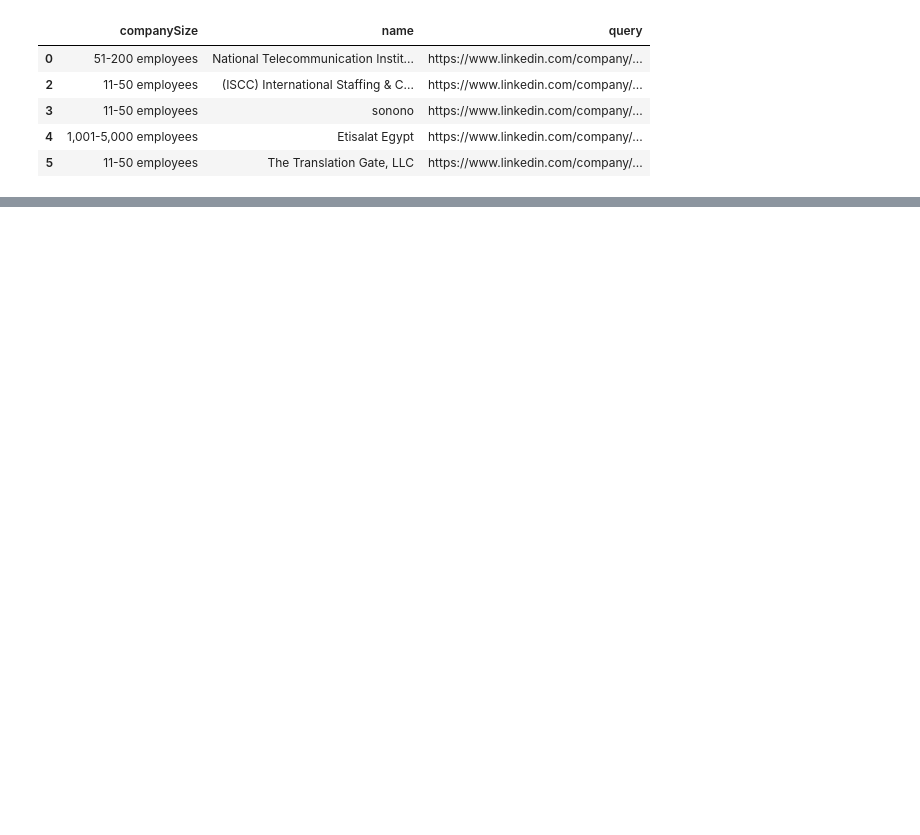
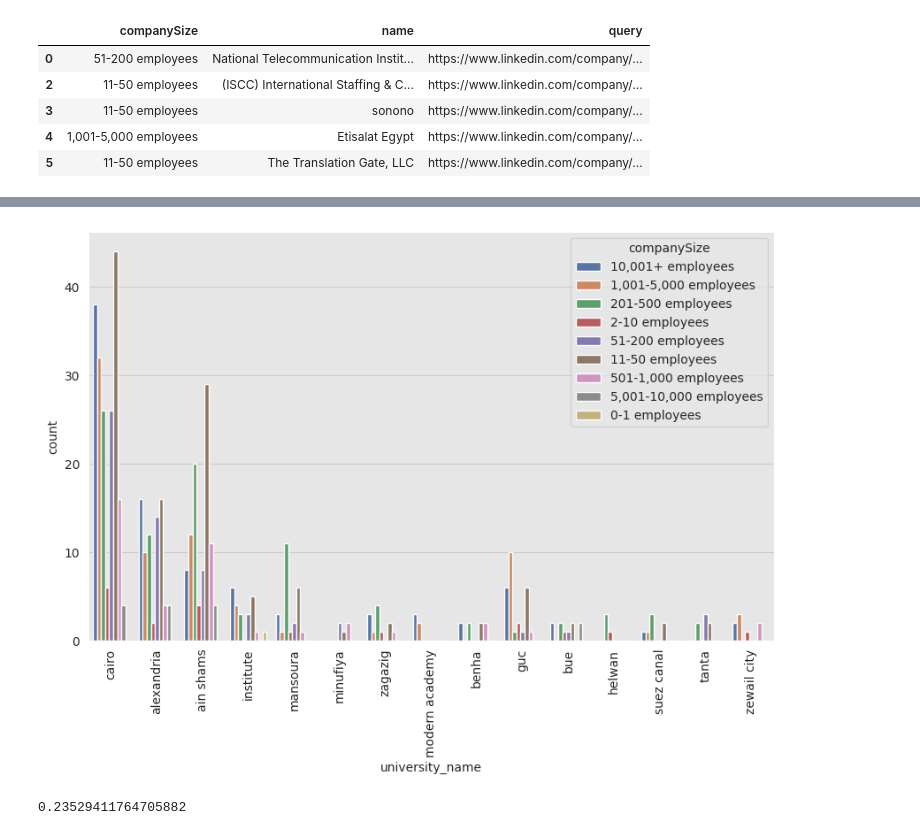
Before and after one commit to Mostafa-wael/Exploring-the-Landscape-of-the-Egyptian-Software-Market, a Jupyter notebook: notebooks/predict0.ipynb, the cells around one changed output, grey strips where cells are left out. Drawn from its saved outputs; the diff is of its cells as text; code cells hidden in the pictures; blank space fills up the shorter version.

```diff
--- a/notebooks/predict0.ipynb
+++ b/notebooks/predict0.ipynb
@@ -106,0 +98,3 @@ students_experiences.head()
+# %%
+students_experiences = pd.read_csv('../data/preprocessed-data/normalized csv/experiences.csv', converters={'From': pd.to_datetime})
+students_experiences[students_experiences['User'] == '-ezz']
@@ -106,0 +106,8 @@ students_experiences.head()
+# %%
+# sort by From date
+students_experiences.sort_values(by='From', inplace=True)
+
+# keep only the first experience for each student
+students_experiences.drop_duplicates(subset=['User'], keep='first', inplace=True)
+
+students_experiences.head()
@@ -106,0 +125,8 @@ students_experiences.head()
+# %%
+# join experiences with companies
+students_experiences = students_experiences.merge(companies, left_on='Company', right_on='name', how='left')
+
+# join experiences with education
+students_experiences = students_experiences.merge(students_education, left_on='User', right_on='User', how='left')
+
+students_experiences.head()
@@ -106,0 +140,47 @@ students_experiences.head()
+# %%
+# plot university_name against companySize
+plt.figure(figsize=(10, 6))
+sns.countplot(x='university_name', hue='companySize', data=students_experiences)
+plt.xticks(rotation=90)
+plt.show()
+# %% [output]
+[figure, added]
+# %%
+# create a ml model to predict companySize based on university_name
+# use random forest to predict
+from sklearn.ensemble import RandomForestClassifier
+from sklearn.model_selection import train_test_split
+
+df = students_experiences[['university_name', 'companySize']]
+
+# drop na
+df = df.dropna()
+
+# encode university_name
+df = pd.get_dummies(df, columns=['university_name'])
+
+# encode companySize
+from sklearn.preprocessing import LabelEncoder
+le = LabelEncoder()
+df['companySize'] = le.fit_transform(df['companySize'])
+
+X = df.drop(columns=['companySize'])
+y = df['companySize']
+
+# split data into train and test
+X_train, X_test, y_train, y_test = train_test_split(X, y, test_size=0.2)
+
+# create random forest regressor
+rf = RandomForestClassifier(n_estimators=100, max_depth=3)
+
+# fit the model
+rf.fit(X_train, y_train)
+
+# predict
+y_pred = rf.predict(X_test)
+
+# evaluate
+from sklearn.metrics import accuracy_score
+accuracy_score(y_test, y_pred)
+# %% [output]
+0.23529411764705882
```
Also changed, not shown: parts of 9 cells of this notebook, 3 other files.
